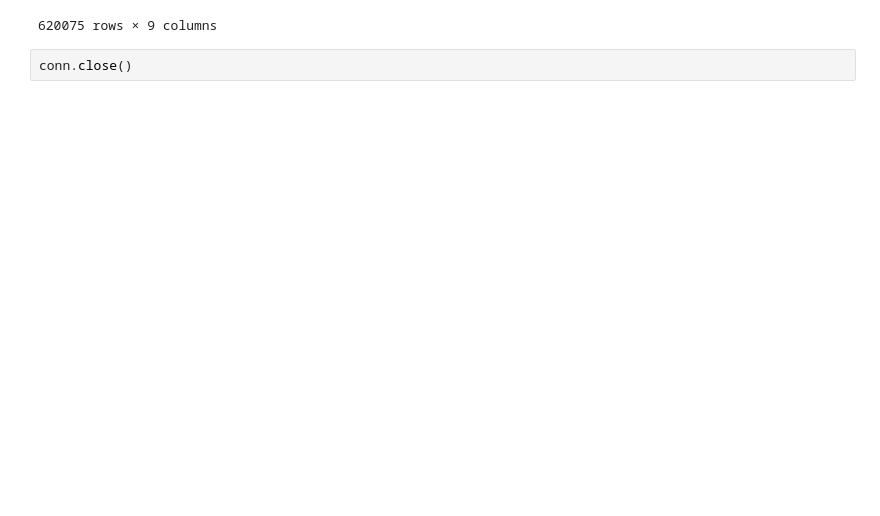
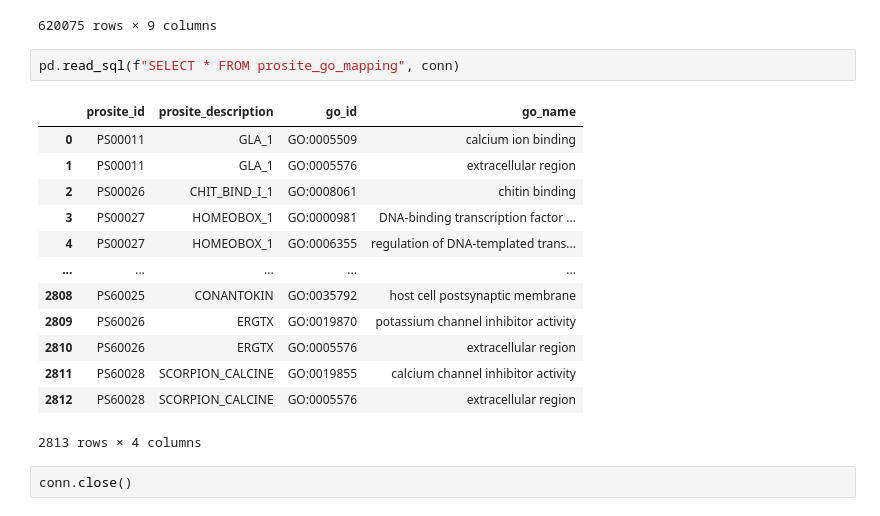
Before and after one commit to boun-tabi-lifelu/evolutionary-subword-tokenization, a Jupyter notebook: Prog/go_ipr_prosite_data_collect.ipynb, the cells around one changed output. Saved outputs shown, nothing was run; the diff lists cells and outputs as text; blank space fills up the shorter version.

Commit message:
prosite2go data added

```diff
--- a/Prog/go_ipr_prosite_data_collect.ipynb
+++ b/Prog/go_ipr_prosite_data_collect.ipynb
@@ -401,5 +465,21 @@ pd.read_sql(f"SELECT * FROM prosite_entries", conn)
 | 620073 | PS51486 | A6PWV5 | REKLES | ARI3C_MOUSE | 301 | 386 | 21.411 | LASEATREKLAPEEPPEKRAVLMGPVDSPRLGA... | ... |
 | 620074 | PS51486 | Q62431 | REKLES | ARI3A_MOUSE | 449 | 546 | 33.420 | AALEQLREKLESTEPPEKKMALVADEQQRLMQR... | ... |
 620075 rows × 9 columns
+# %%
+pd.read_sql(f"SELECT * FROM prosite_go_mapping", conn)
+# %% [output]
+|  | prosite_id | prosite_description | go_id | go_name |
+| 0 | PS00011 | GLA_1 | GO:0005509 | calcium ion binding |
+| 1 | PS00011 | GLA_1 | GO:0005576 | extracellular region |
+| 2 | PS00026 | CHIT_BIND_I_1 | GO:0008061 | chitin binding |
+| 3 | PS00027 | HOMEOBOX_1 | GO:0000981 | DNA-binding transcription factor ... |
+| 4 | PS00027 | HOMEOBOX_1 | GO:0006355 | regulation of DNA-templated trans... |
+| ... | ... | ... | ... | ... |
+| 2808 | PS60025 | CONANTOKIN | GO:0035792 | host cell postsynaptic membrane |
+| 2809 | PS60026 | ERGTX | GO:0019870 | potassium channel inhibitor activity |
+| 2810 | PS60026 | ERGTX | GO:0005576 | extracellular region |
+| 2811 | PS60028 | SCORPION_CALCINE | GO:0019855 | calcium channel inhibitor activity |
+| 2812 | PS60028 | SCORPION_CALCINE | GO:0005576 | extracellular region |
+2813 rows × 4 columns
 # %%
 conn.close()
```
Also changed, not shown: parts of 3 cells of this notebook, 1 other file.
